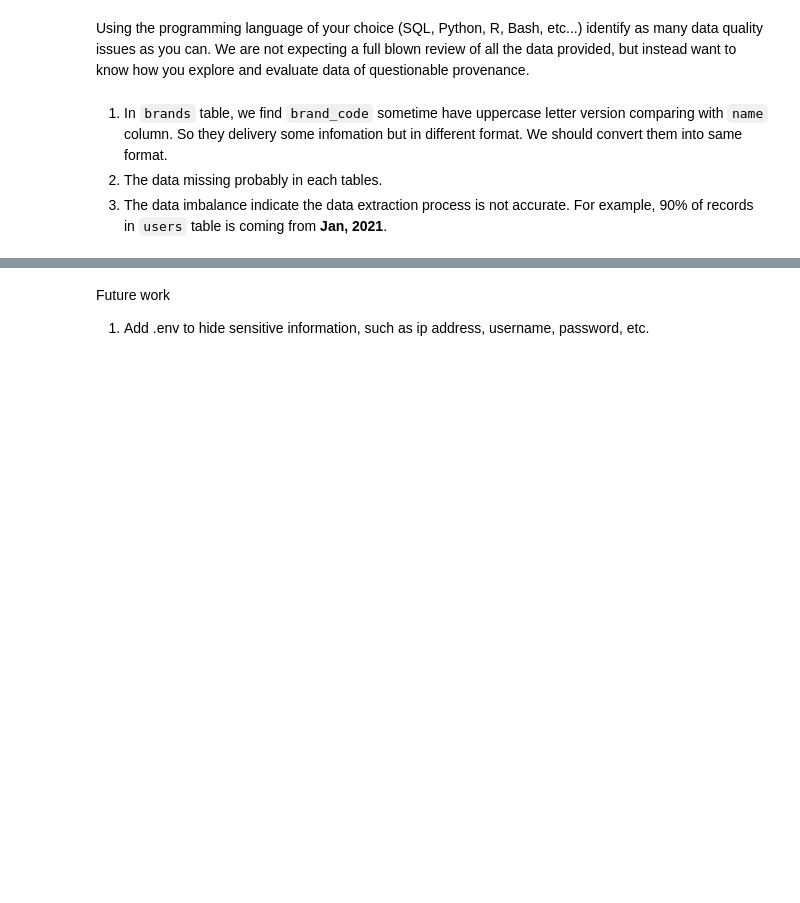
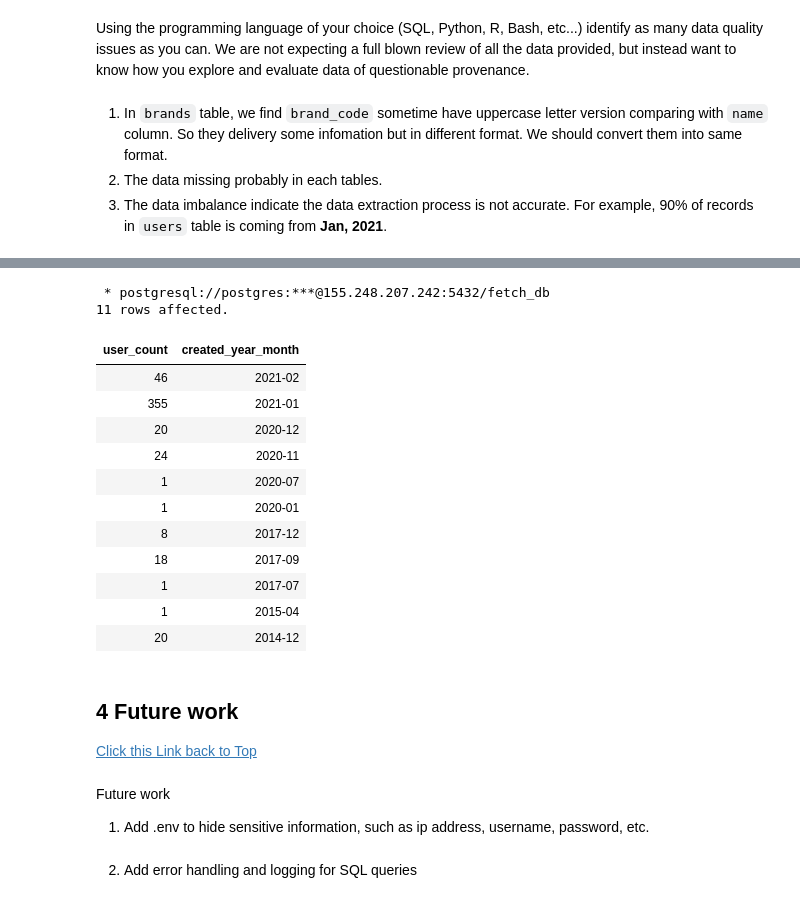
Before and after one commit to L3P3titPrince/015_FetchRewards_HW, a Jupyter notebook: src/FetchRewards_HW.ipynb, the cells around one changed output, grey strips where cells are left out. Drawn from its saved outputs; the diff is of its cells as text; code cells hidden in the pictures; blank space fills up the shorter version.

```diff
--- a/src/FetchRewards_HW.ipynb
+++ b/src/FetchRewards_HW.ipynb
@@ -2000,6 +2071,37 @@ Data Clean
+# %%
+%%sql
+SELECT
+    COUNT(record_id) AS user_count,
+    TO_CHAR(created_date, 'YYYY-MM') AS created_year_month
+FROM
+    users
+GROUP BY
+    created_year_month
+ORDER BY
+    created_year_month DESC
+# %% [output]
+ * postgresql://postgres:***@155.248.207.242:5432/fetch_db
+11 rows affected.
+| user_count | created_year_month |
+| 46 | 2021-02 |
+| 355 | 2021-01 |
+| 20 | 2020-12 |
+| 24 | 2020-11 |
+| 1 | 2020-07 |
+| 1 | 2020-01 |
+| 8 | 2017-12 |
+| 18 | 2017-09 |
+| 1 | 2017-07 |
+| 1 | 2015-04 |
+| 20 | 2014-12 |
+# %% [markdown]
+## <a id="4">4 Future work</a>
+<a href="#1.Summary">Click this Link back to Top</a>
 # %% [markdown]
 Future work
 1. Add .env to hide sensitive information, such as ip address, username, password, etc.
+# %% [markdown]
+2. Add error handling and logging for SQL queries
 # %%
 %%sql
 CREATE OR REPLACE FUNCTION insert_receipts_with_logging()
```
Also changed, not shown: parts of 11 cells of this notebook, 1 other file.
